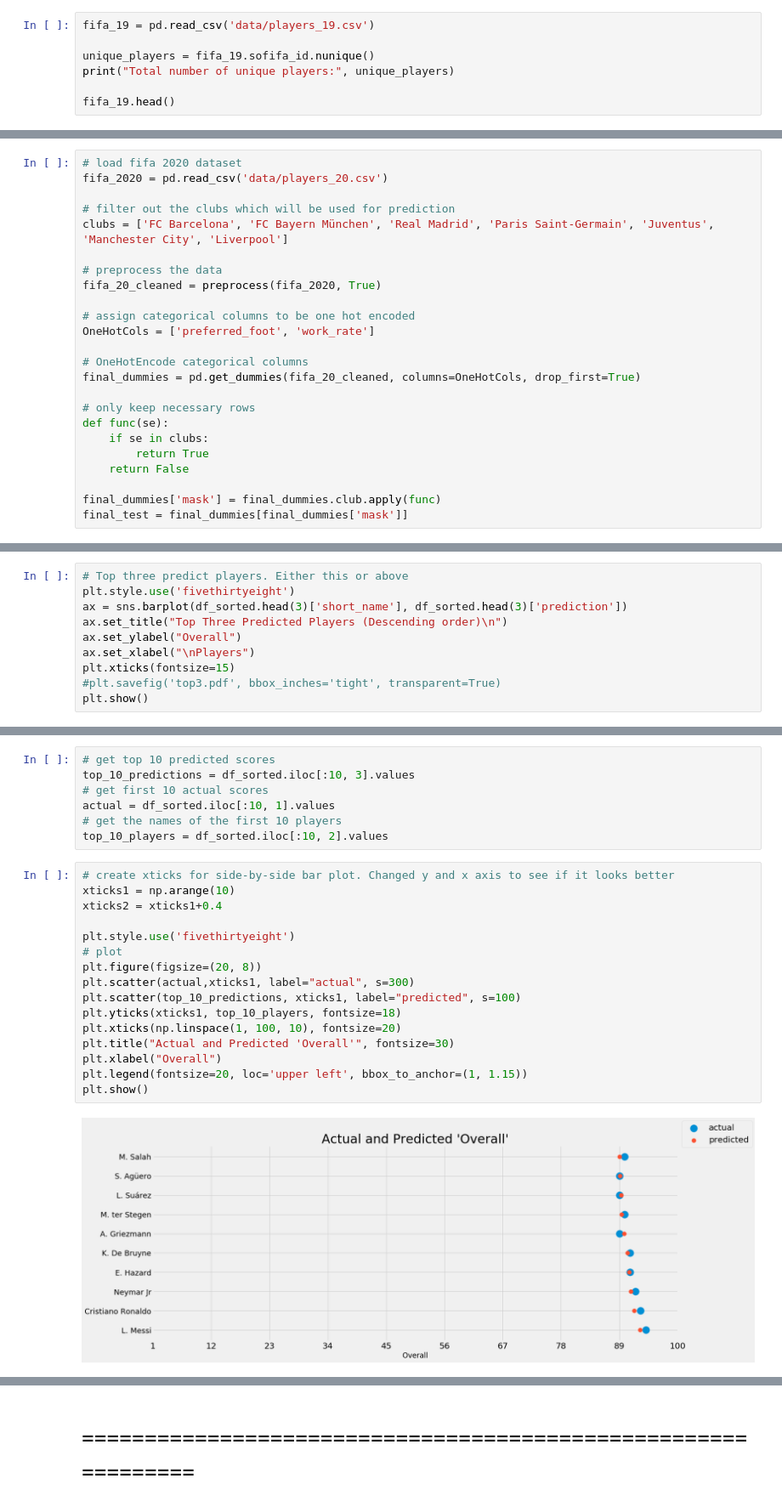
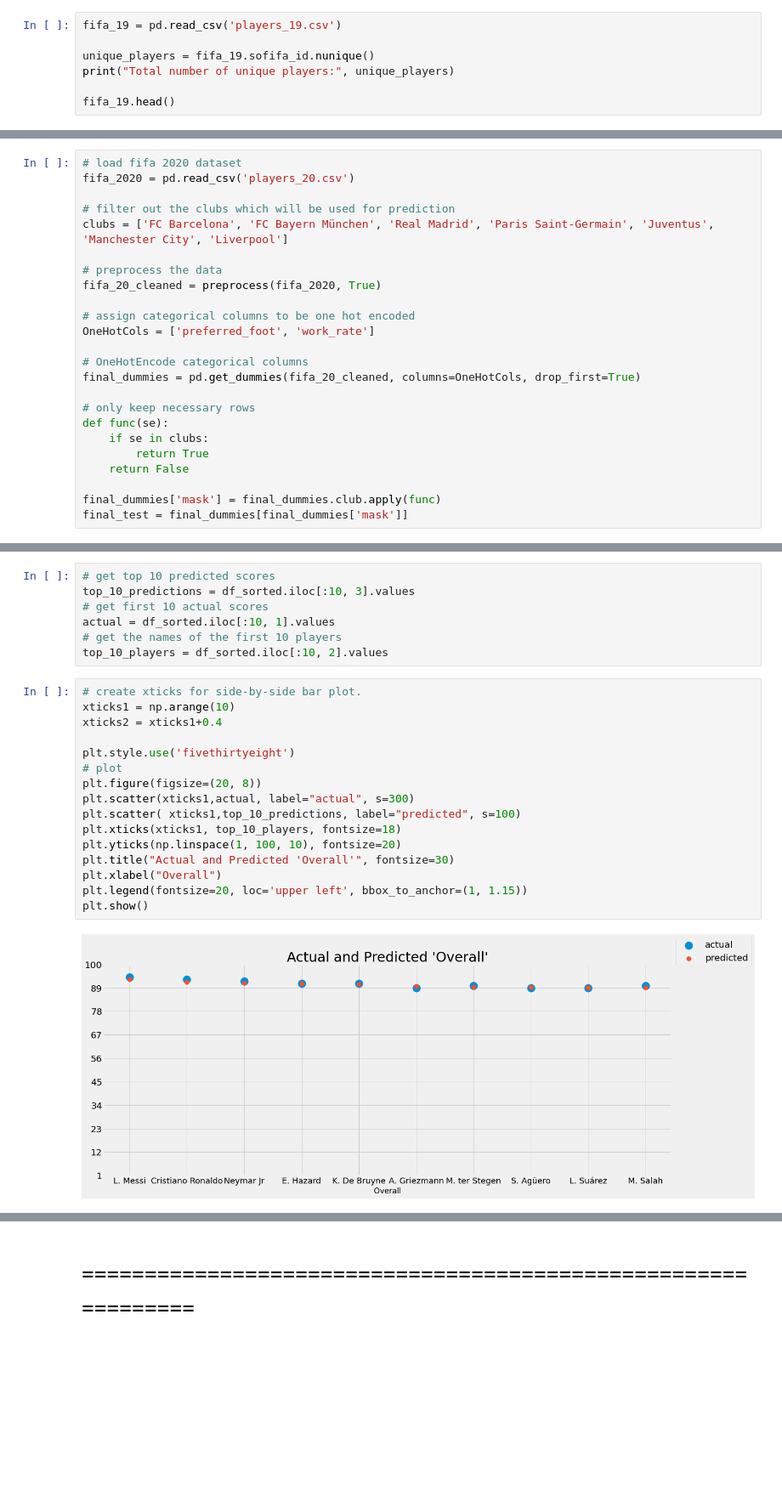
Before and after one commit to Wangsherpa/fifa-final-project, a Jupyter notebook: fifa-project.ipynb, the cells around one changed output, grey strips where cells are left out. Shown at 85% size. Saved outputs shown, nothing was run; the diff lists cells and outputs as text; blank space fills up the shorter version.

```diff
--- a/fifa-project.ipynb
+++ b/fifa-project.ipynb
@@ -66,7 +66,7 @@ pd.set_option('display.max_columns', 100)
 # %% [markdown]
 ### Load the dataset
 # %%
-fifa_19 = pd.read_csv('data/players_19.csv')
+fifa_19 = pd.read_csv('players_19.csv')
 
 unique_players = fifa_19.sofifa_id.nunique()
 print("Total number of unique players:", unique_players)
@@ -335,7 +326,7 @@ joblib.dump(rf,'best_rf.h5')
 ## Predict on 2020 Fifa Dataset
 # %%
 # load fifa 2020 dataset
-fifa_2020 = pd.read_csv('data/players_20.csv')
+fifa_2020 = pd.read_csv('players_20.csv')
 
 # filter out the clubs which will be used for prediction
 clubs = ['FC Barcelona', 'FC Bayern München', 'Real Madrid', 'Paris Saint-Germain', 'Juventus', 'Manchester City', 'Liverpool']
@@ -419,10 +409,0 @@ plt.show()
-# %%
-# Top three predict players. Either this or above
-plt.style.use('fivethirtyeight')
-ax = sns.barplot(df_sorted.head(3)['short_name'], df_sorted.head(3)['prediction'])
-ax.set_title("Top Three Predicted Players (Descending order)\n")
-ax.set_ylabel("Overall")
-ax.set_xlabel("\nPlayers")
-plt.xticks(fontsize=15)
-#plt.savefig('top3.pdf', bbox_inches='tight', transparent=True)
-plt.show()
@@ -436,23 +415,23 @@ actual = df_sorted.iloc[:10, 1].values
 # get the names of the first 10 players
 top_10_players = df_sorted.iloc[:10, 2].values
 # %%
-# create xticks for side-by-side bar plot. Changed y and x axis to see if it looks better
+# create xticks for side-by-side bar plot.
 xticks1 = np.arange(10)
 xticks2 = xticks1+0.4
 
 plt.style.use('fivethirtyeight')
 # plot
 plt.figure(figsize=(20, 8))
-plt.scatter(actual,xticks1, label="actual", s=300)
-plt.scatter(top_10_predictions, xticks1, label="predicted", s=100)
-plt.yticks(xticks1, top_10_players, fontsize=18)
-plt.xticks(np.linspace(1, 100, 10), fontsize=20)
+plt.scatter(xticks1,actual, label="actual", s=300)
+plt.scatter( xticks1,top_10_predictions, label="predicted", s=100)
+plt.xticks(xticks1, top_10_players, fontsize=18)
+plt.yticks(np.linspace(1, 100, 10), fontsize=20)
 plt.title("Actual and Predicted 'Overall'", fontsize=30)
 plt.xlabel("Overall")
 plt.legend(fontsize=20, loc='upper left', bbox_to_anchor=(1, 1.15))
 plt.show()
 # %% [output]
-[figure, old version]
+[figure, new version]
 # %%
 ax = df.groupby('club')['overall'].mean()
 ax1 = df.groupby('club')['prediction'].mean()
```
Also changed, not shown: parts of 23 cells of this notebook.
